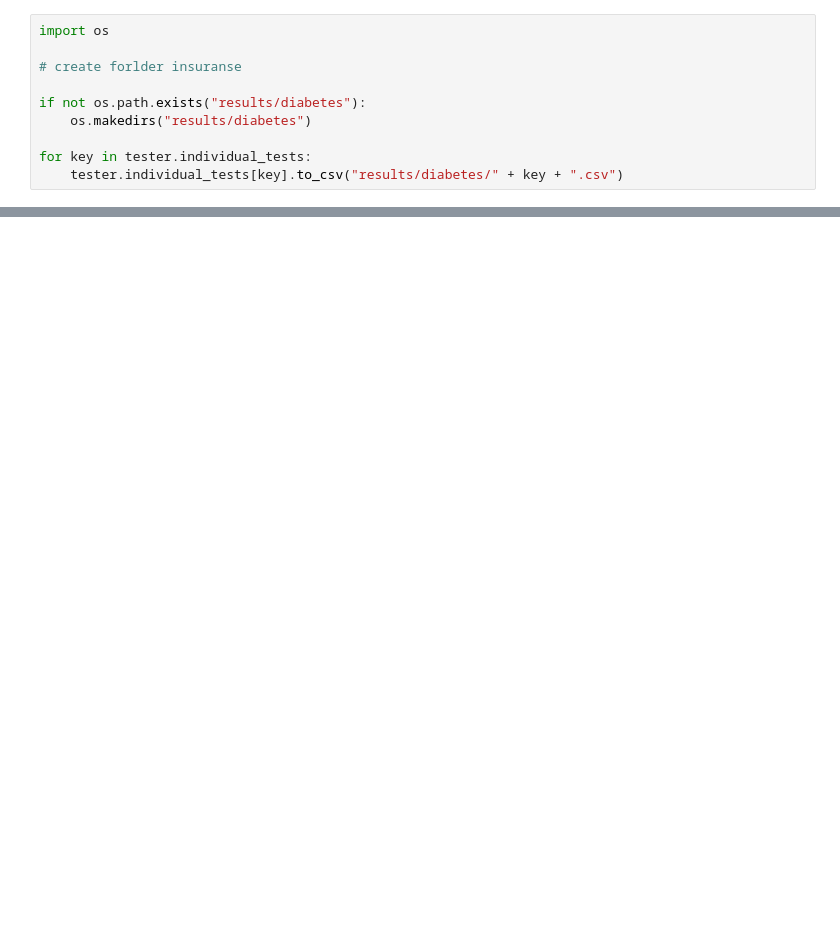
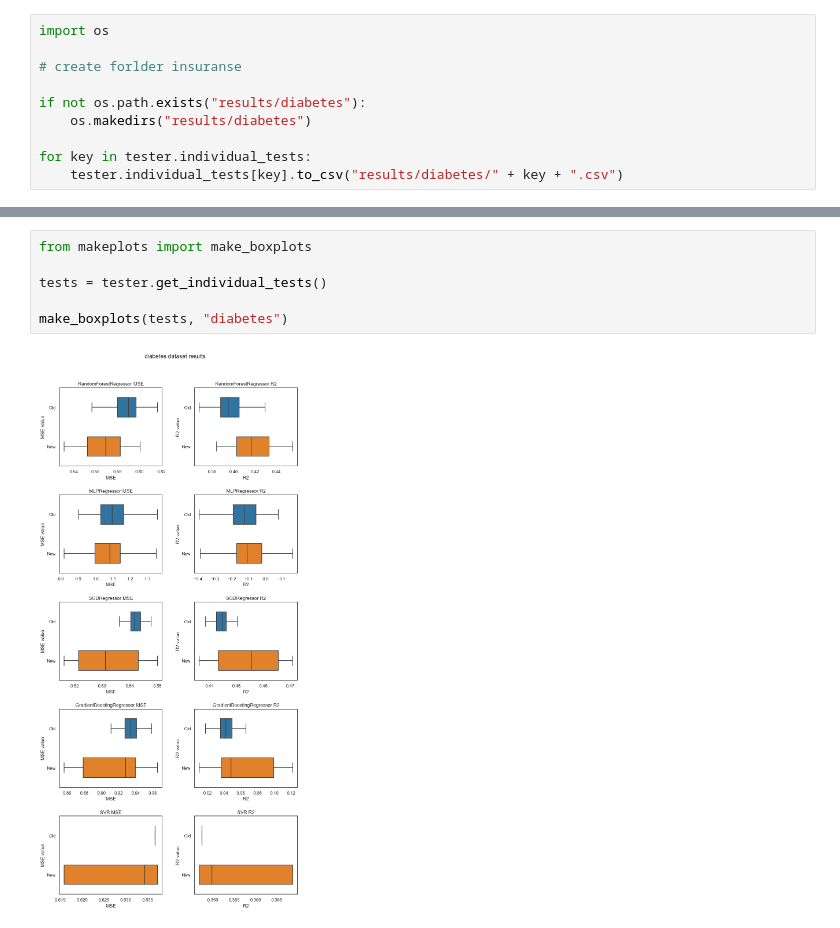
Before and after one commit to CaroFernando/GeneticFeatureGenerator, a Jupyter notebook: experiment_diabetes.ipynb, the cells around one changed output, grey strips where cells are left out. Saved outputs shown, nothing was run; the diff lists cells and outputs as text; blank space fills up the shorter version.

```diff
--- a/experiment_diabetes.ipynb
+++ b/experiment_diabetes.ipynb
@@ -153,0 +154,8 @@ for i in range(NO_MODELS):
+# %%
+from makeplots import make_boxplots
+
+tests = tester.get_individual_tests()
+
+make_boxplots(tests, "diabetes")
+# %% [output]
+[figure, added]
```
Also changed, not shown: parts of 6 cells of this notebook, 31 other files.
